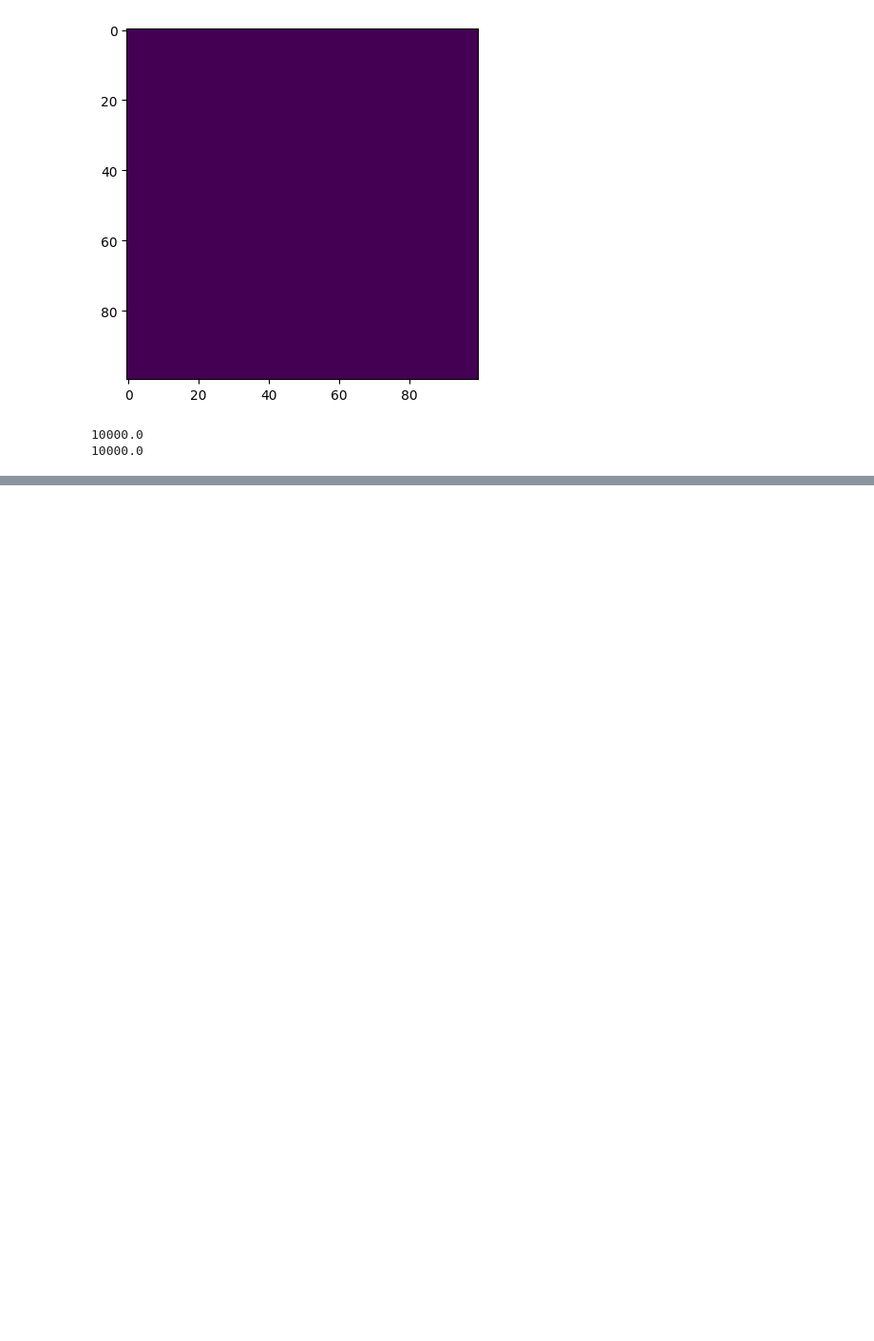
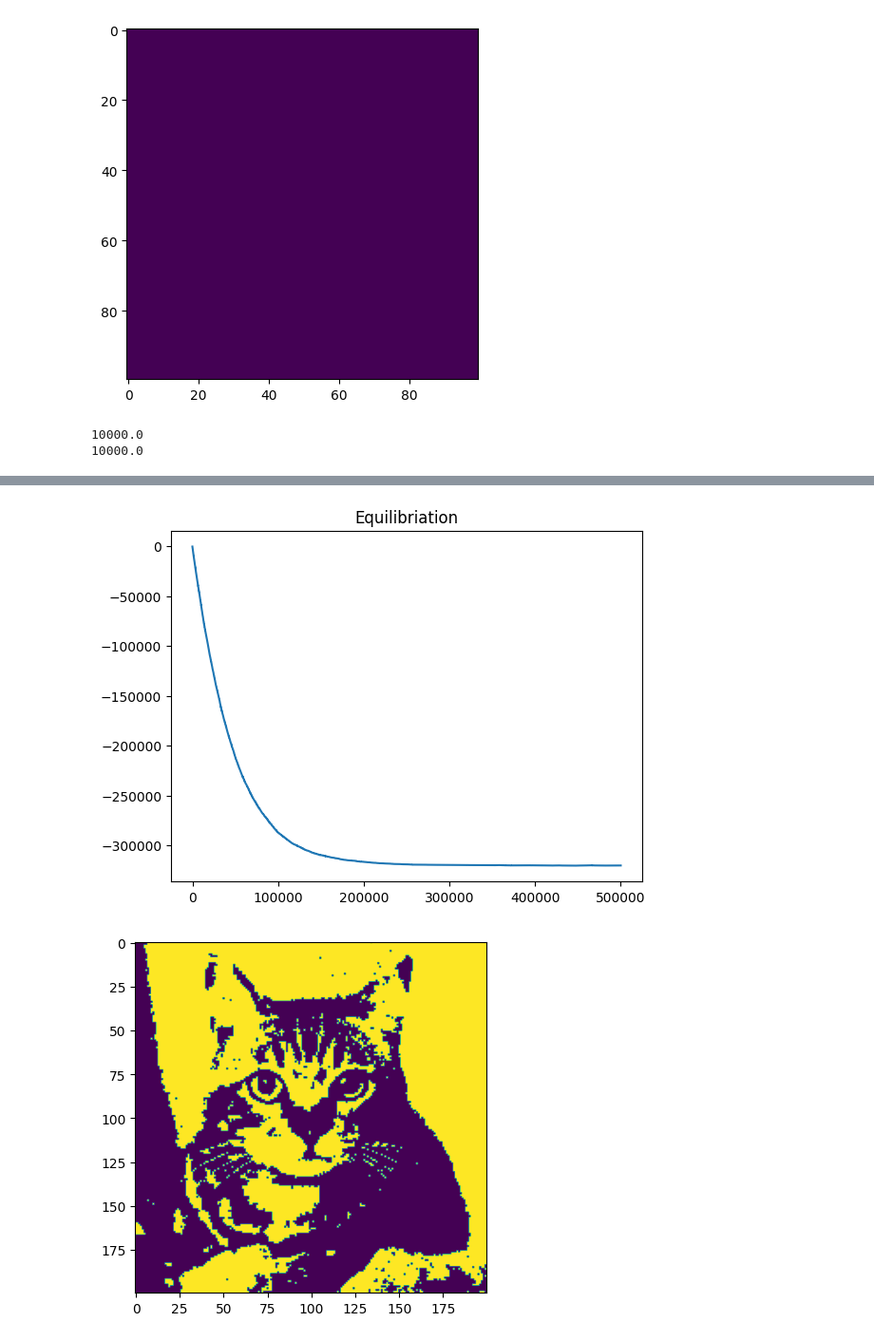
Before and after one commit to jocelas/ACOMP, a Jupyter notebook: ising/ising.ipynb, the cells around one changed output, grey strips where cells are left out. Shown at 95% size. Cells and saved outputs as stored; diff of their text form; code cells hidden in the pictures; blank space fills up the shorter version.

```diff
--- a/ising/ising.ipynb
+++ b/ising/ising.ipynb
@@ -252,0 +276,20 @@ plt.show()
+# %%
+n = 200
+a_in = randominitial(n)
+steps = 500000
+T = 2.4
+#H = sin_H(n, factor = 0.1)
+#H = 10*circle_H(n,n/4)
+
+H = 20*load_grayscale_image_normalized('cat.jpg', n)
+
+step, u, data, a_in = convergence(int(steps), n, 1, T, a_in, H = H, frames = 500)
+plt.plot(step, u)
+plt.title('Equilibriation')
+plt.show()
+
+plt.imshow(data[-1])
+plt.show()
+# %% [output]
+[figure, added]
+[figure, added]
```
Also changed, not shown: parts of 7 cells of this notebook, 6 other files.
